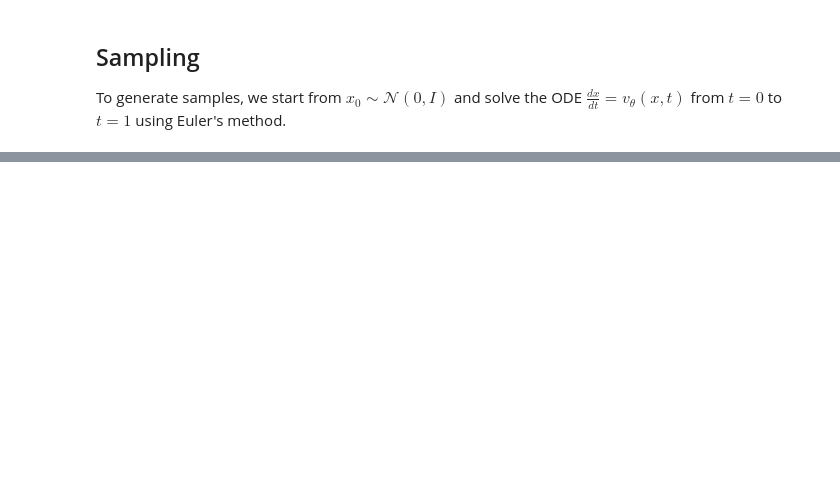
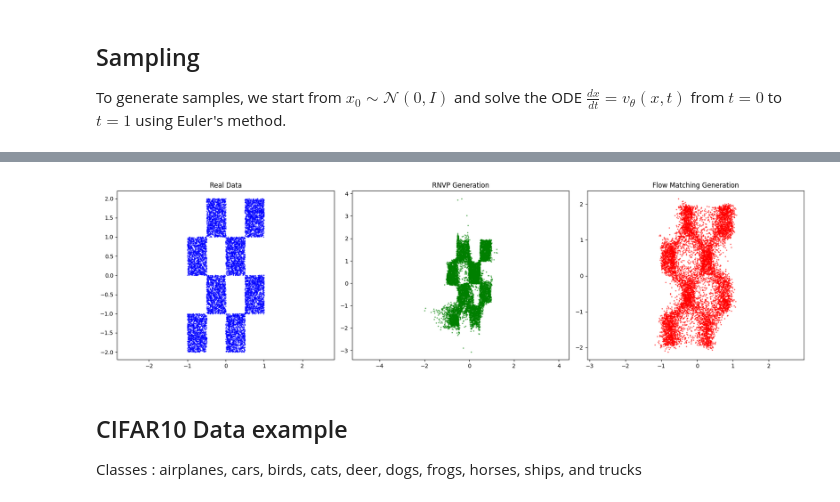
Before and after one commit to ArthurCourselle/FlowMatching, a Jupyter notebook: demo.ipynb, the cells around one changed output, grey strips where cells are left out. Saved outputs shown, nothing was run; the diff lists cells and outputs as text; code cells hidden in the pictures; blank space fills up the shorter version.

Commit message:
feat: Demo

```diff
--- a/demo.ipynb
+++ b/demo.ipynb
@@ -305,2 +309,2 @@ Epoch 12 Average Loss: 1.312779
 # %%
-# model = torch.load("model.pt")
+model = torch.load("demo_FM_model_1000.pth")
@@ -373,0 +529,45 @@ Plotting reconstruction steps...
+# %%
+N_SAMPLES = 10000
+
+with torch.no_grad():
+    # 1. Generation (Inverse Flow)
+    RNVP_samples = RNVP_model.sample(N_SAMPLES, device).detach().cpu().numpy()
+
+N_STEPS = 10
+final_x, traj = sample(model, n_samples=N_SAMPLES, dim=2, device=device, steps=N_STEPS, y=None)
+
+import matplotlib.pyplot as plt
+
+plt.figure(figsize=(18, 5))
+
+
+dataset = get_checkerboard()
+data = dataset.tensors[0].numpy()
+
+# Real Data
+plt.subplot(1, 3, 1)
+plt.scatter(data[:, 0], data[:, 1], s=2, alpha=0.5, c='blue')
+plt.title("Real Data")
+plt.axis('equal')
+
+# RNVP Generation
+plt.subplot(1, 3, 2)
+plt.scatter(RNVP_samples[:, 0], RNVP_samples[:, 1], s=2, alpha=0.5, c='green')
+plt.title("RNVP Generation")
+plt.axis('equal')
+
+# Flow Matching Generation
+plt.subplot(1, 3, 3)
+fm_samples = final_x.cpu().numpy()
+plt.scatter(fm_samples[:, 0], fm_samples[:, 1], s=2, alpha=0.5, c='red')
+plt.title("Flow Matching Generation")
+plt.axis('equal')
+
+plt.tight_layout()
+plt.show()
+# %% [output]
+[figure, added]
+# %% [markdown]
+## CIFAR10 Data example
+
+Classes : airplanes, cars, birds, cats, deer, dogs, frogs, horses, ships, and trucks
```
Also changed, not shown: parts of 8 cells of this notebook, 13 other files.
